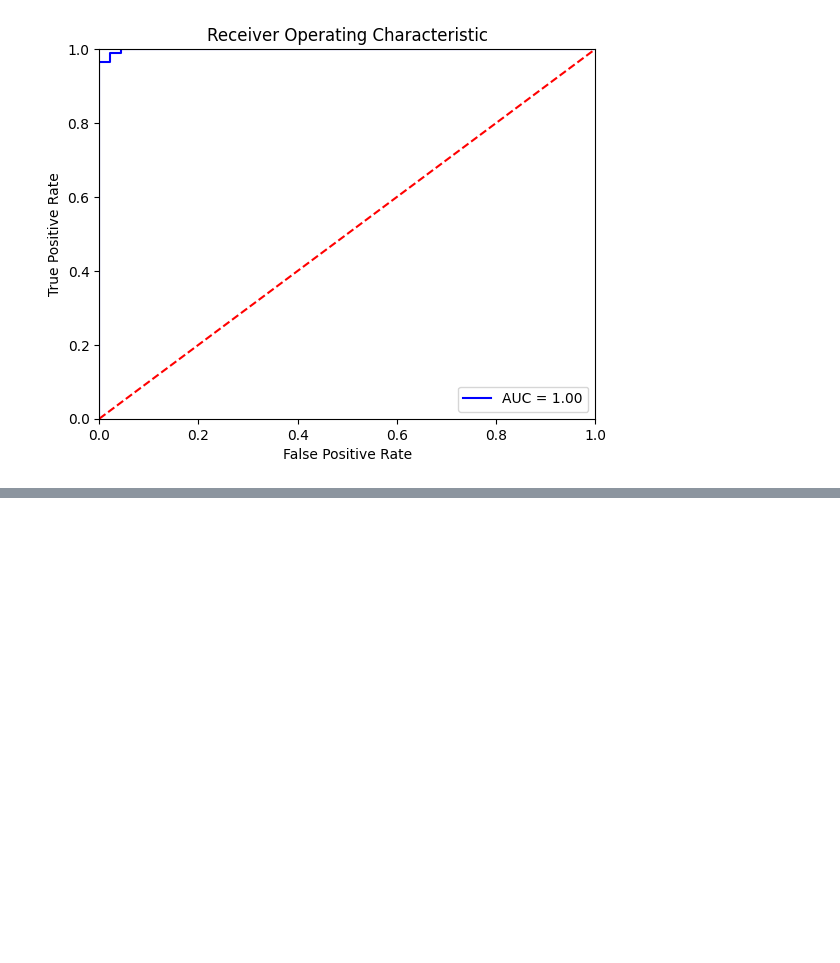
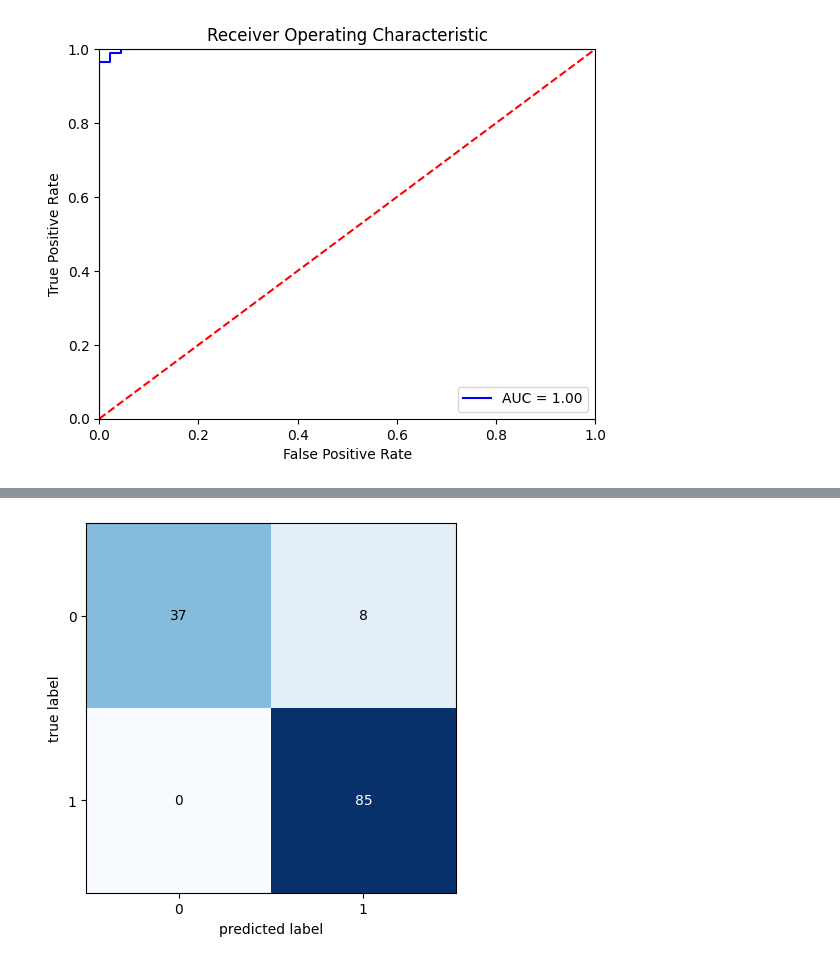
Before and after one commit to kacperwojtowicz112/HackYeah2023HWB_ATLAS, a Jupyter notebook: notebook2.ipynb, the cells around one changed output, grey strips where cells are left out. Cells and saved outputs as stored; diff of their text form; code cells hidden in the pictures; blank space fills up the shorter version.

```diff
--- a/notebook2.ipynb
+++ b/notebook2.ipynb
@@ -121,0 +228,10 @@ pickle.dump(best_rf_random, open(model_file, 'wb'))
+# %%
+C = np.arange(2, 10, 2)
+kernel = ["linear", "poly", "rbf", "sigmoid"]
+gamma = np.arange(0.1, 1, 0.2)
+random_grid = {'C': C,
+               'gamma': gamma,
+               'kernel': kernel}
+svm = svc(random_state = 42, probability = True)
+svm_random = RandomizedSearchCV(svm, param_distributions = random_grid, n_iter = 20, cv = 5, scoring = 'accuracy', verbose = 2)
+svm_random.fit(X_train, y_train.values.ravel())
@@ -121,0 +263,8 @@ pickle.dump(best_rf_random, open(model_file, 'wb'))
+# %%
+best_svm_random = svm_random.best_estimator_
+pred = best_svm_random.predict(X_test)
+conf_mat = confusion_matrix(y_true = y_test, y_pred= pred)
+fig, ax = plot_confusion_matrix(conf_mat=conf_mat)
+plt.show()
+# %% [output]
+[figure, added]
```
Also changed, not shown: parts of 10 cells of this notebook, 8 other files.
